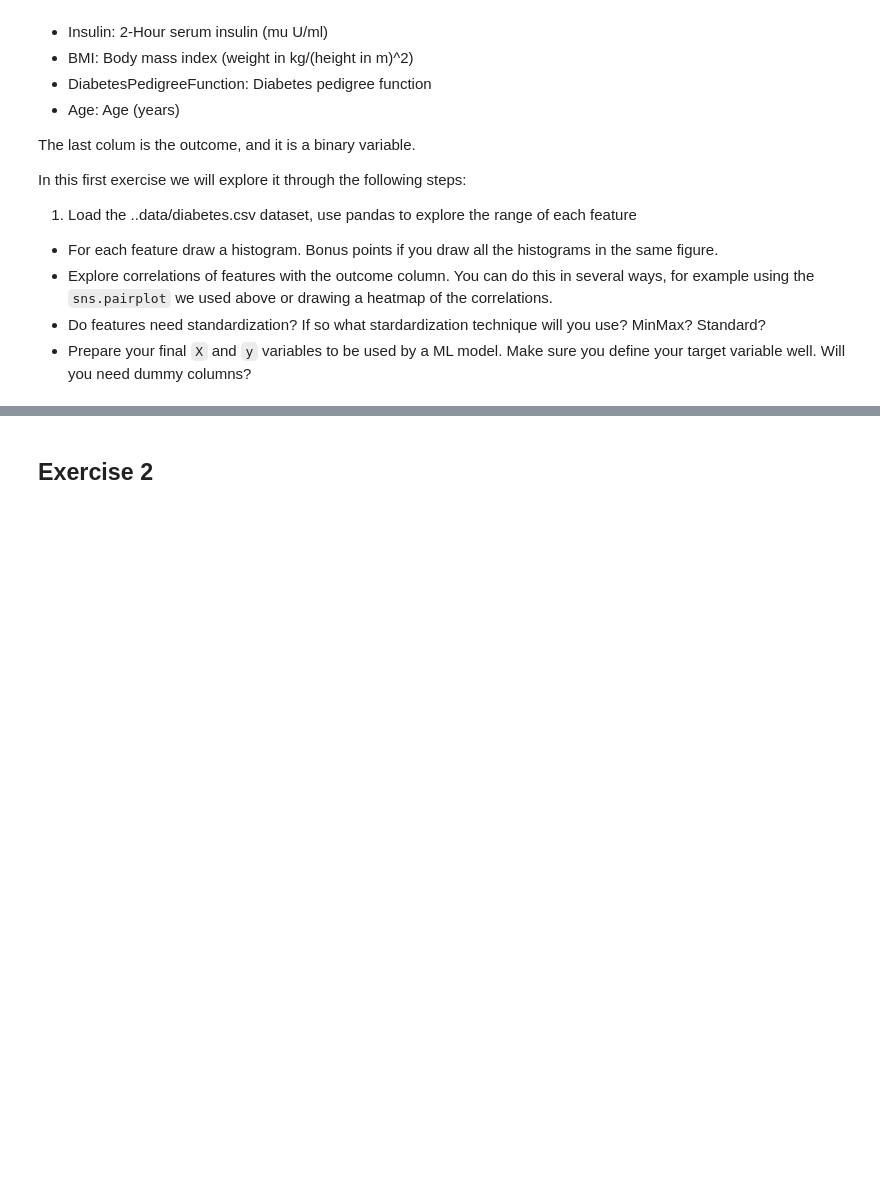
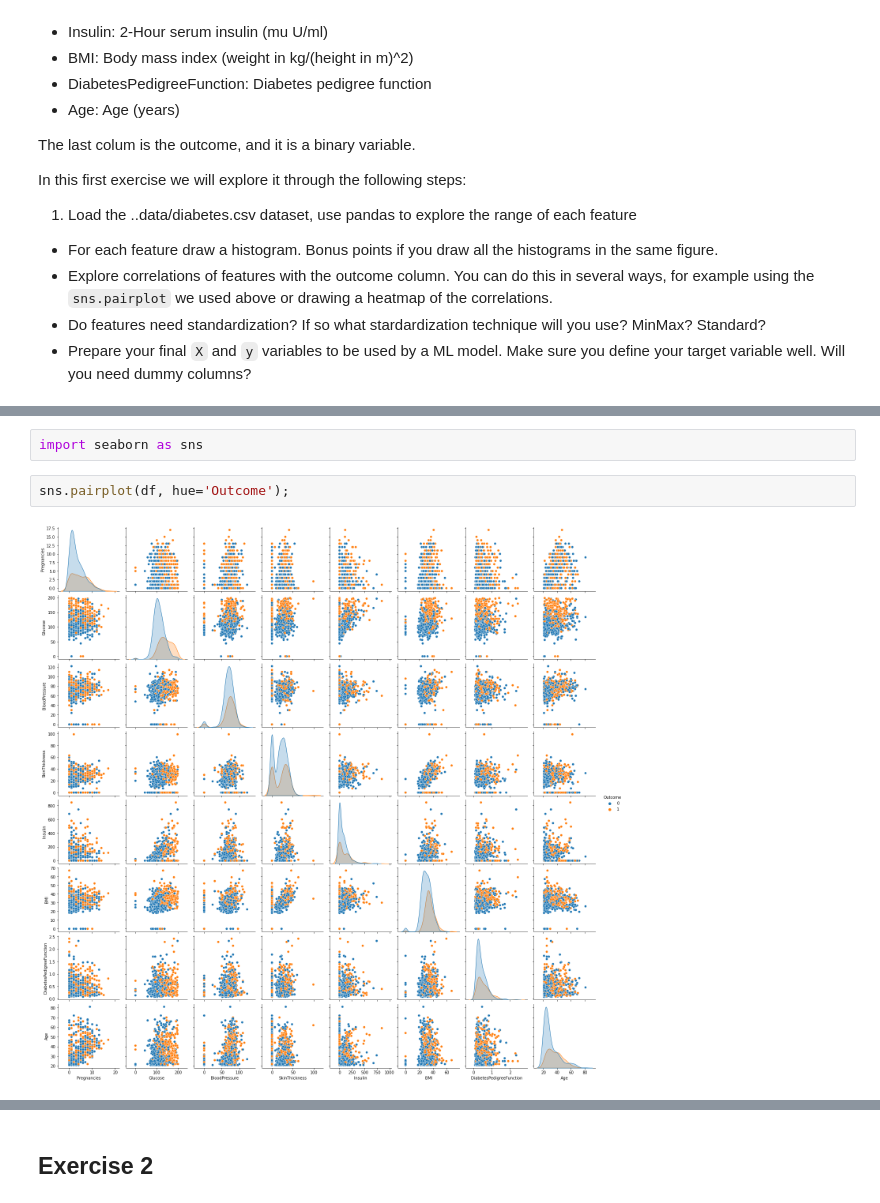
Before and after one commit to Abdelsadeq/Deep-Learning-basics, a Jupyter notebook: Intro_to_Deep_Learning/4_Deep_Learning_Intro.ipynb, the cells around one changed output, grey strips where cells are left out. Drawn from its saved outputs; the diff is of its cells as text; blank space fills up the shorter version.

```diff
--- a/Intro_to_Deep_Learning/4_Deep_Learning_Intro.ipynb
+++ b/Intro_to_Deep_Learning/4_Deep_Learning_Intro.ipynb
@@ -277,0 +292,6 @@ In this first exercise we will explore it through the following steps:
+# %%
+import seaborn as sns
+# %%
+sns.pairplot(df, hue='Outcome');
+# %% [output]
+[figure, added]
```
Also changed, not shown: parts of 21 cells of this notebook.
